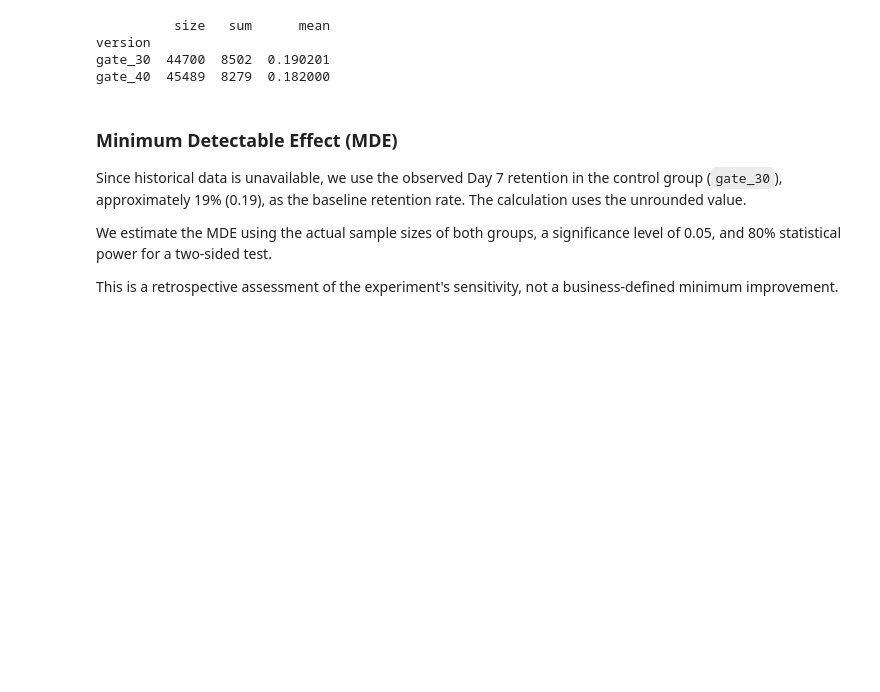
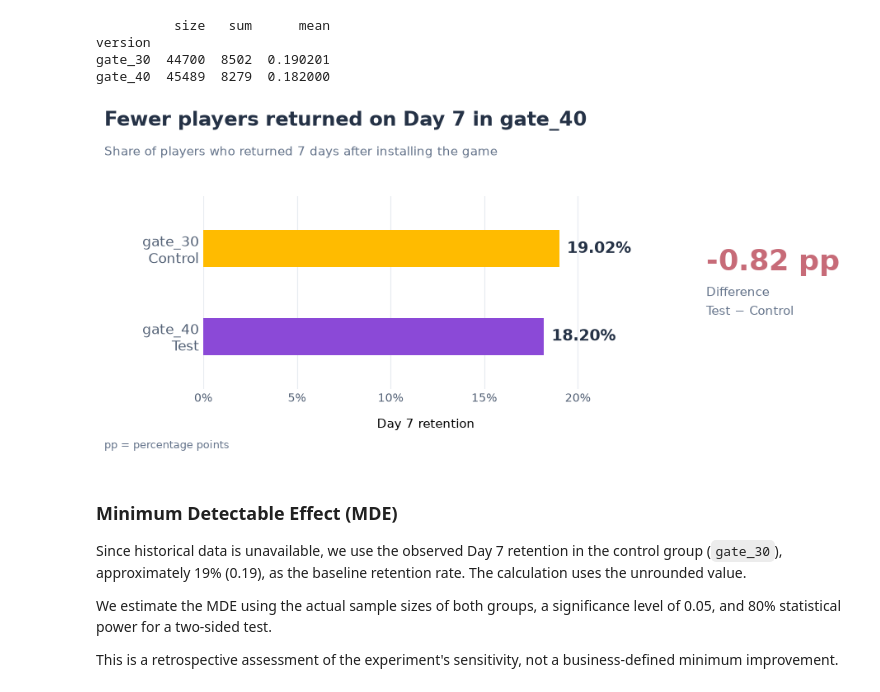
Before and after one commit to Waarentina/Case_4_Cookie_cats_A-B-test, a Jupyter notebook: Analysis.ipynb, the cells around one changed output. Saved outputs shown, nothing was run; the diff lists cells and outputs as text; code cells hidden in the pictures; blank space fills up the shorter version.

```diff
--- a/Analysis.ipynb
+++ b/Analysis.ipynb
@@ -283,6 +197,102 @@ print(retention_summary)
 version
 gate_30  44700  8502  0.190201
 gate_40  45489  8279  0.182000
+# %%
+import matplotlib.pyplot as plt
+
+# Day 7 retention
+groups = ['gate_30', 'gate_40']
+retention_pct = [
+    float(retention_summary.loc[group, 'mean']) * 100
+    for group in groups
+]
+difference_pp = retention_pct[1] - retention_pct[0]
+
+# Chart
+with plt.style.context('default'):
+    fig, ax = plt.subplots(figsize=(10, 4.5))
+    fig.subplots_adjust(left=0.18, right=0.72, top=0.72, bottom=0.20)
+
+    colors = ['#FFBB00', '#8B49D7']
+
+    ax.barh(
+        [0, 1],
+        retention_pct,
+        height=0.42,
+        color=colors
+    )
+
+    # Direct percentage labels
+    for position, value in enumerate(retention_pct):
+        ax.text(
+            value + 0.4, position,
+            f'{value:.2f}%',
+            va='center',
+            fontsize=14,
+            fontweight='bold',
+            color='#253246'
+        )
+
+    ax.set_yticks(
+        [0, 1],
+        labels=['gate_30\nControl', 'gate_40\nTest'],
+        fontsize=12
+    )
+    ax.set_ylim(1.6, -0.6)
+    ax.set_xlim(0, max(retention_pct) * 1.25)
+
+    ax.set_xticks([0, 5, 10, 15, 20])
+    ax.set_xticklabels(['0%', '5%', '10%', '15%', '20%'])
+    ax.set_xlabel('Day 7 retention', fontsize=11, labelpad=12)
+
+    ax.set_axisbelow(True)
+    ax.grid(axis='x', color='#E8ECF1', linewidth=0.8)
+    ax.tick_params(axis='both', length=0, colors='#526075')
+
+    for spine in ax.spines.values():
+        spine.set_visible(False)
+
+    # Title and subtitle
+    fig.text(
+        0.06, 0.91,
+        'Fewer players returned on Day 7 in gate_40',
+        fontsize=17,
+        fontweight='bold',
+        color='#253246'
+    )
+    fig.text(
+        0.06, 0.83,
+        'Share of players who returned 7 days after installing the game',
+        fontsize=11,
+        color='#65748B'
+    )
+
+    # Effect annotation
+    fig.text(
+        0.79, 0.52,
+        f'{difference_pp:+.2f} pp',
+        fontsize=25,
+        fontweight='bold',
+        color='#C76B78'
+    )
+    fig.text(
+        0.79, 0.40,
+        'Difference\nTest − Control',
+        fontsize=11,
+        color='#65748B',
+        linespacing=1.5
+    )
+
+    fig.text(
+        0.06, 0.04,
+        'pp = percentage points',
+        fontsize=9,
+        color='#65748B'
+    )
+
+    plt.show()
+# %% [output]
+[figure, added]
 # %% [markdown]
 ### Minimum Detectable Effect (MDE)
 
```
Also changed, not shown: parts of 16 cells of this notebook, 1 other file.
